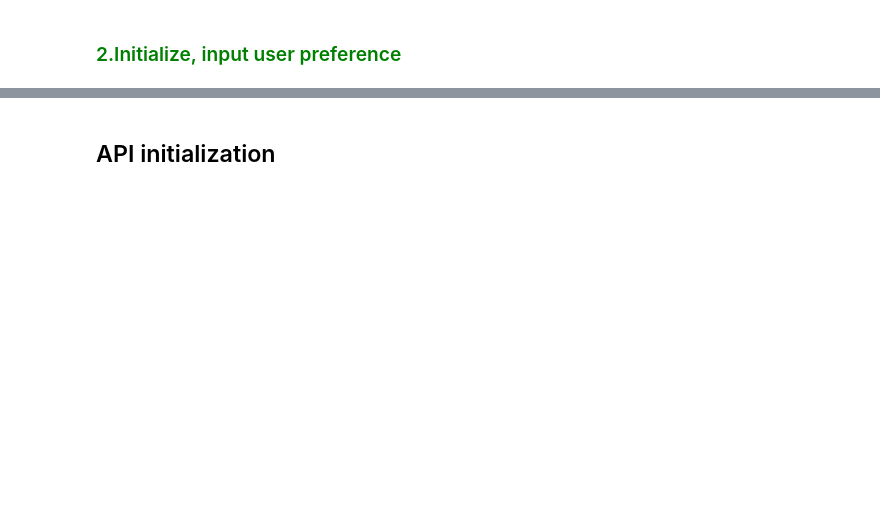
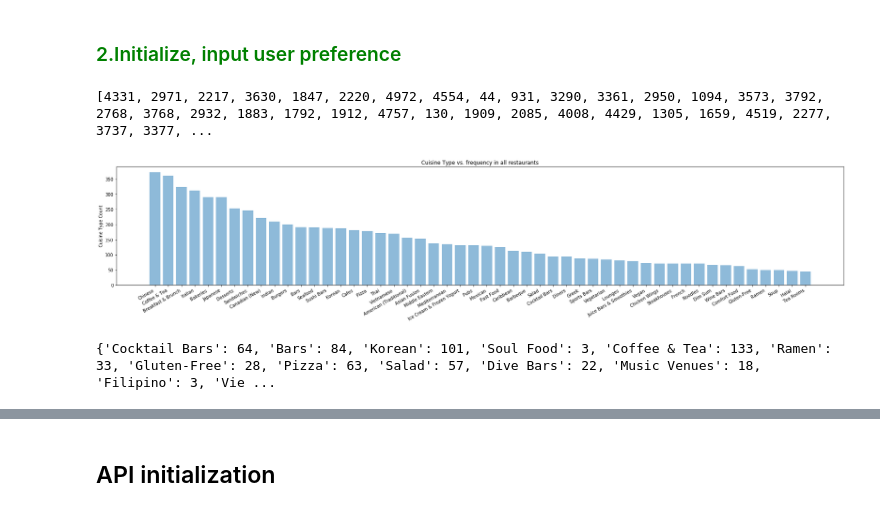
Before and after one commit to TinaBBB/iNAGO_RecSys, a Jupyter notebook: Yelp_data_exploration/KNN_TrtData_Critiquing_API_V2.ipynb, the cells around one changed output, grey strips where cells are left out. Drawn from its saved outputs; the diff is of its cells as text; code cells hidden in the pictures; blank space fills up the shorter version.

```diff
--- a/Yelp_data_exploration/KNN_TrtData_Critiquing_API_V2.ipynb
+++ b/Yelp_data_exploration/KNN_TrtData_Critiquing_API_V2.ipynb
@@ -398,7 +420,7 @@ def constructUserItemVector(UserInitialResponse):
 # %% [markdown]
 ### Get original dataframe out of the review datastet
 # %%
-data_dir = "..\\data\\"
+data_dir = "../data/"
 # %%
 df= load_dataframe_csv(data_dir, "Dataframe.csv")
 # %%
@@ -530,0 +565,41 @@ pick from the following business ids
+# %%
+# number of reviews popularity list, redundent with the output of the next method
+dff_popular = df.copy()
+dff_popular = dff_popular.sort_values(by=["review_count_y"], ascending=False).drop_duplicates(subset = 'business_id', keep = 'first')
+#Get the list of restaurants accoridng to their popularity level
+popular_list = dff_popular["business_num_id"].tolist()[:50]
+print(popular_list)
+# %% [output]
+[4331, 2971, 2217, 3630, 1847, 2220, 4972, 4554, 44, 931, 3290, 3361, 2950, 1094, 3573, 3792, 2768, 3768, 2932, 1883, 1792, 1912, 4757, 130, 1909, 2085, 4008, 4429, 1305, 1659, 4519, 2277, 3737, 3377, ...
+# %%
+catCountDict = {}
+matrixSTH = I_C_matrix.sum(axis=0)
+countArray = np.array(matrixSTH)[0]
+
+index = 0
+for frequency in countArray:
+
+    for category, categoryID in IC_dictionary.items():    # for name, age in dictionary.iteritems():  (for Python 2.x)
+        #match index
+        if index == categoryID:
+            catCountDict[category] = frequency
+
+    index+=1
+#print(catCountDict)
+#Sort category count dictionary by category count
+sorted_catCount = sorted(catCountDict.items(), key=lambda kv: kv[1], reverse=True)
+# %%
+import matplotlib.pyplot as plt
+plt.figure(figsize=(30,5))
+labels = [cat for (cat,count) in sorted_catCount][:50]
+y = [count for (cat,count) in sorted_catCount][:50]
+x = np.arange(len(labels))
+
+plt.bar(x, y, align='center', alpha=0.5)
+plt.xticks(x, labels, rotation=30, ha='right')
+plt.ylabel('Cuisine Type Count')
+plt.title('Cuisine Type vs. frequency in all restaurants')
+
+plt.show()
+# %% [output]
+[figure, added]
@@ -530,0 +617,19 @@ pick from the following business ids
+# %%
+catCountDict1 = {}
+
+#loop through business within the intersections
+for busiD in listOfBusiness:
+    #Get list of category index
+    categoryIndexList = [catInd for catInd in I_C_matrix[busiD,:].nonzero()[1]]
+    #loop through category id, get catgeory name
+    for category in categoryIndexList:
+        matchedCat = [cat for cat,cateInd in IC_dictionary.items() if cateInd==category][0]
+
+        #Counting the frequency
+        catCountDict1[matchedCat] = catCountDict1.get(matchedCat,0) +1
+
+print(catCountDict1)
+#Sort category count dictionary by category count
+sorted_catCount1 = sorted(catCountDict1.items(), key=lambda kv: kv[1], reverse=True)
+# %% [output]
+{'Cocktail Bars': 64, 'Bars': 84, 'Korean': 101, 'Soul Food': 3, 'Coffee & Tea': 133, 'Ramen': 33, 'Gluten-Free': 28, 'Pizza': 63, 'Salad': 57, 'Dive Bars': 22, 'Music Venues': 18, 'Filipino': 3, 'Vie ...
```
Also changed, not shown: parts of 14 cells of this notebook, 1 other file.
